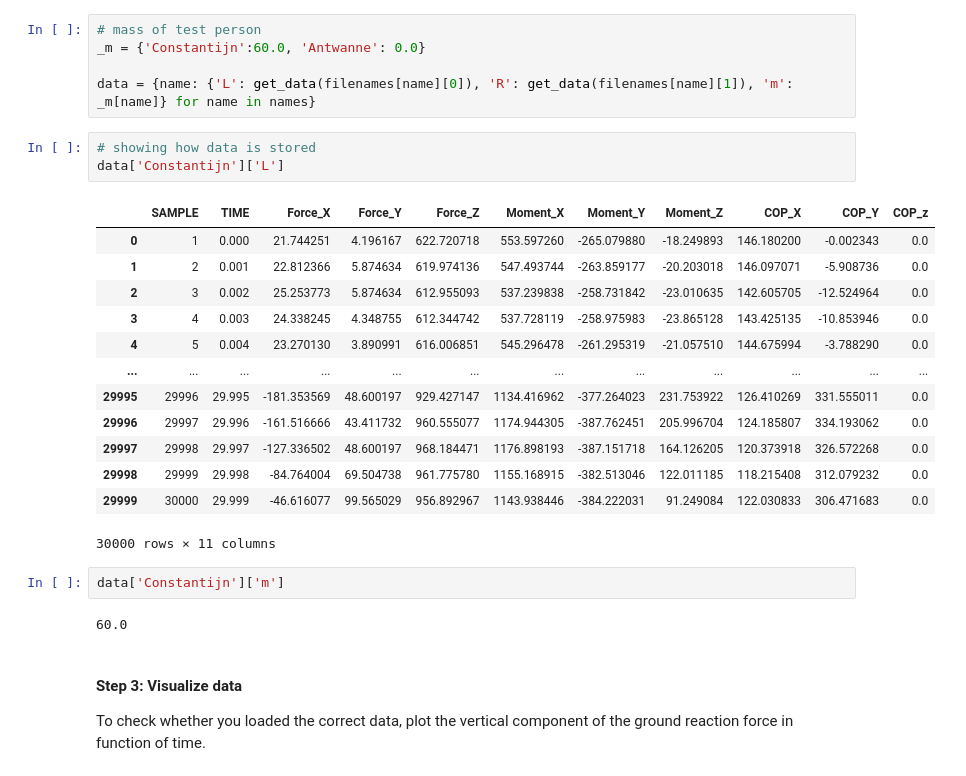
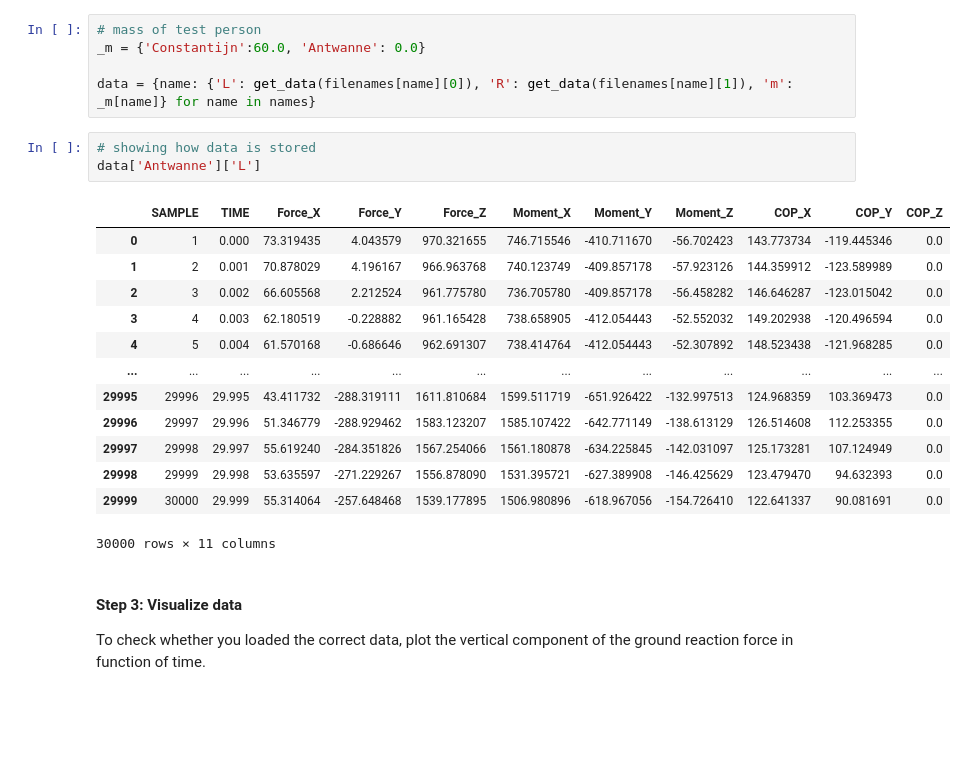
Before and after one commit to mrcocolinho/Biomechanics, a Jupyter notebook: SportBiomechanics_Assignment_JupyterNotebook.ipynb, the cells around one changed output. Cells and saved outputs as stored; diff of their text form; blank space fills up the shorter version.

```diff
--- a/SportBiomechanics_Assignment_JupyterNotebook.ipynb
+++ b/SportBiomechanics_Assignment_JupyterNotebook.ipynb
@@ -99,25 +105,21 @@ _m = {'Constantijn':60.0, 'Antwanne': 0.0}
 data = {name: {'L': get_data(filenames[name][0]), 'R': get_data(filenames[name][1]), 'm': _m[name]} for name in names}
 # %%
 # showing how data is stored
-data['Constantijn']['L']
+data['Antwanne']['L']
 # %% [output]
-|  | SAMPLE | TIME | Force_X | Force_Y | Force_Z | Moment_X | Moment_Y | Moment_Z | COP_X | COP_Y | COP_z |
-| 0 | 1 | 0.000 | 21.744251 | 4.196167 | 622.720718 | 553.597260 | -265.079880 | -18.249893 | 146.180200 | -0.002343 | 0.0 |
-| 1 | 2 | 0.001 | 22.812366 | 5.874634 | 619.974136 | 547.493744 | -263.859177 | -20.203018 | 146.097071 | -5.908736 | 0.0 |
-| 2 | 3 | 0.002 | 25.253773 | 5.874634 | 612.955093 | 537.239838 | -258.731842 | -23.010635 | 142.605705 | -12.524964 | 0.0 |
-| 3 | 4 | 0.003 | 24.338245 | 4.348755 | 612.344742 | 537.728119 | -258.975983 | -23.865128 | 143.425135 | -10.853946 | 0.0 |
-| 4 | 5 | 0.004 | 23.270130 | 3.890991 | 616.006851 | 545.296478 | -261.295319 | -21.057510 | 144.675994 | -3.788290 | 0.0 |
+|  | SAMPLE | TIME | Force_X | Force_Y | Force_Z | Moment_X | Moment_Y | Moment_Z | COP_X | COP_Y | COP_Z |
+| 0 | 1 | 0.000 | 73.319435 | 4.043579 | 970.321655 | 746.715546 | -410.711670 | -56.702423 | 143.773734 | -119.445346 | 0.0 |
+| 1 | 2 | 0.001 | 70.878029 | 4.196167 | 966.963768 | 740.123749 | -409.857178 | -57.923126 | 144.359912 | -123.589989 | 0.0 |
+| 2 | 3 | 0.002 | 66.605568 | 2.212524 | 961.775780 | 736.705780 | -409.857178 | -56.458282 | 146.646287 | -123.015042 | 0.0 |
+| 3 | 4 | 0.003 | 62.180519 | -0.228882 | 961.165428 | 738.658905 | -412.054443 | -52.552032 | 149.202938 | -120.496594 | 0.0 |
+| 4 | 5 | 0.004 | 61.570168 | -0.686646 | 962.691307 | 738.414764 | -412.054443 | -52.307892 | 148.523438 | -121.968285 | 0.0 |
 | ... | ... | ... | ... | ... | ... | ... | ... | ... | ... | ... | ... |
-| 29995 | 29996 | 29.995 | -181.353569 | 48.600197 | 929.427147 | 1134.416962 | -377.264023 | 231.753922 | 126.410269 | 331.555011 | 0.0 |
-| 29996 | 29997 | 29.996 | -161.516666 | 43.411732 | 960.555077 | 1174.944305 | -387.762451 | 205.996704 | 124.185807 | 334.193062 | 0.0 |
-| 29997 | 29998 | 29.997 | -127.336502 | 48.600197 | 968.184471 | 1176.898193 | -387.151718 | 164.126205 | 120.373918 | 326.572268 | 0.0 |
-| 29998 | 29999 | 29.998 | -84.764004 | 69.504738 | 961.775780 | 1155.168915 | -382.513046 | 122.011185 | 118.215408 | 312.079232 | 0.0 |
-| 29999 | 30000 | 29.999 | -46.616077 | 99.565029 | 956.892967 | 1143.938446 | -384.222031 | 91.249084 | 122.030833 | 306.471683 | 0.0 |
+| 29995 | 29996 | 29.995 | 43.411732 | -288.319111 | 1611.810684 | 1599.511719 | -651.926422 | -132.997513 | 124.968359 | 103.369473 | 0.0 |
+| 29996 | 29997 | 29.996 | 51.346779 | -288.929462 | 1583.123207 | 1585.107422 | -642.771149 | -138.613129 | 126.514608 | 112.253355 | 0.0 |
+| 29997 | 29998 | 29.997 | 55.619240 | -284.351826 | 1567.254066 | 1561.180878 | -634.225845 | -142.031097 | 125.173281 | 107.124949 | 0.0 |
+| 29998 | 29999 | 29.998 | 53.635597 | -271.229267 | 1556.878090 | 1531.395721 | -627.389908 | -146.425629 | 123.479470 | 94.632393 | 0.0 |
+| 29999 | 30000 | 29.999 | 55.314064 | -257.648468 | 1539.177895 | 1506.980896 | -618.967056 | -154.726410 | 122.641337 | 90.081691 | 0.0 |
 30000 rows × 11 columns
-# %%
-data['Constantijn']['m']
-# %% [output]
-60.0
 # %% [markdown]
 #### Step 3: Visualize data
 To check whether you loaded the correct data, plot the vertical component of the ground reaction force in function of time.
```
Also changed, not shown: parts of 10 cells of this notebook.
